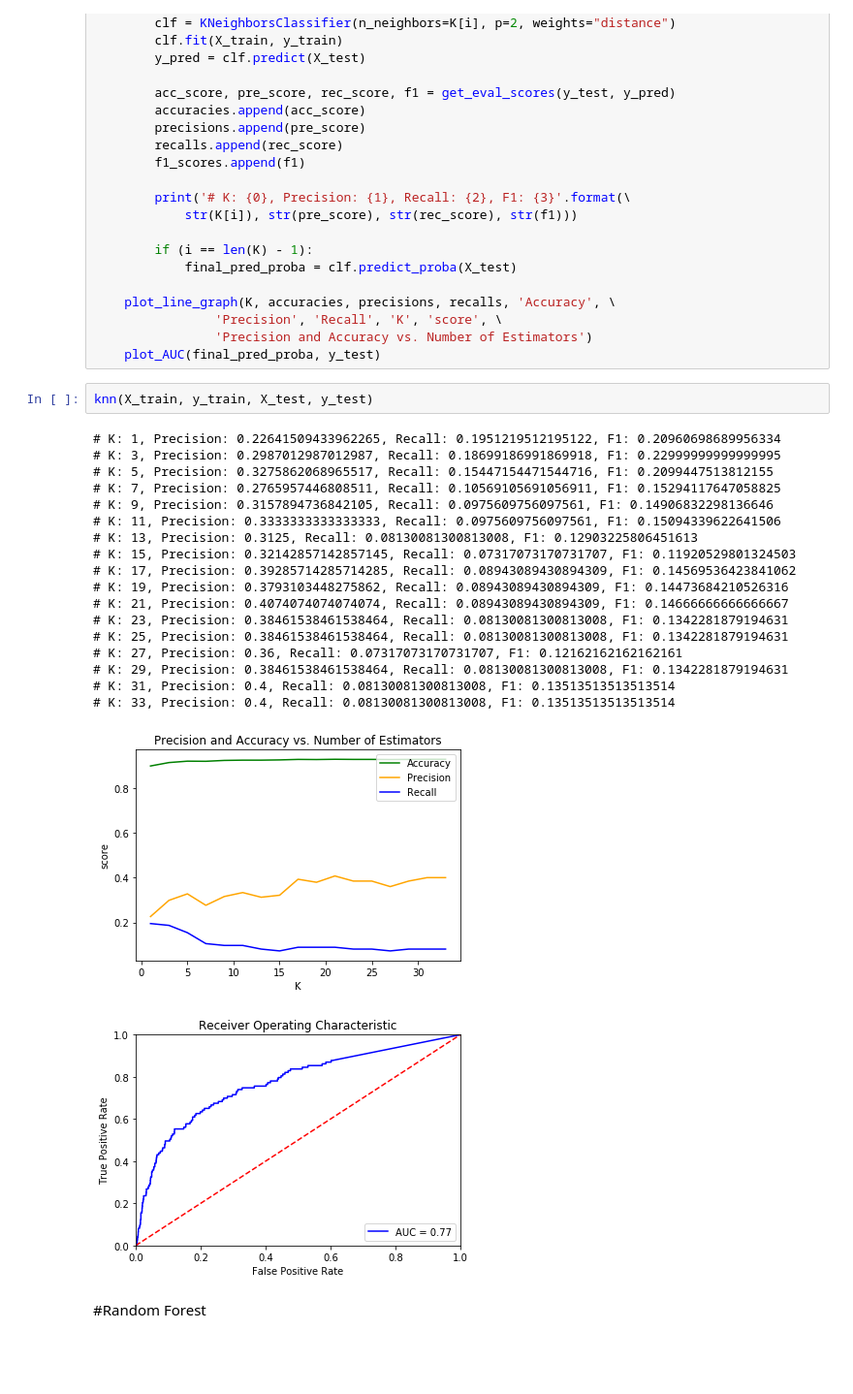
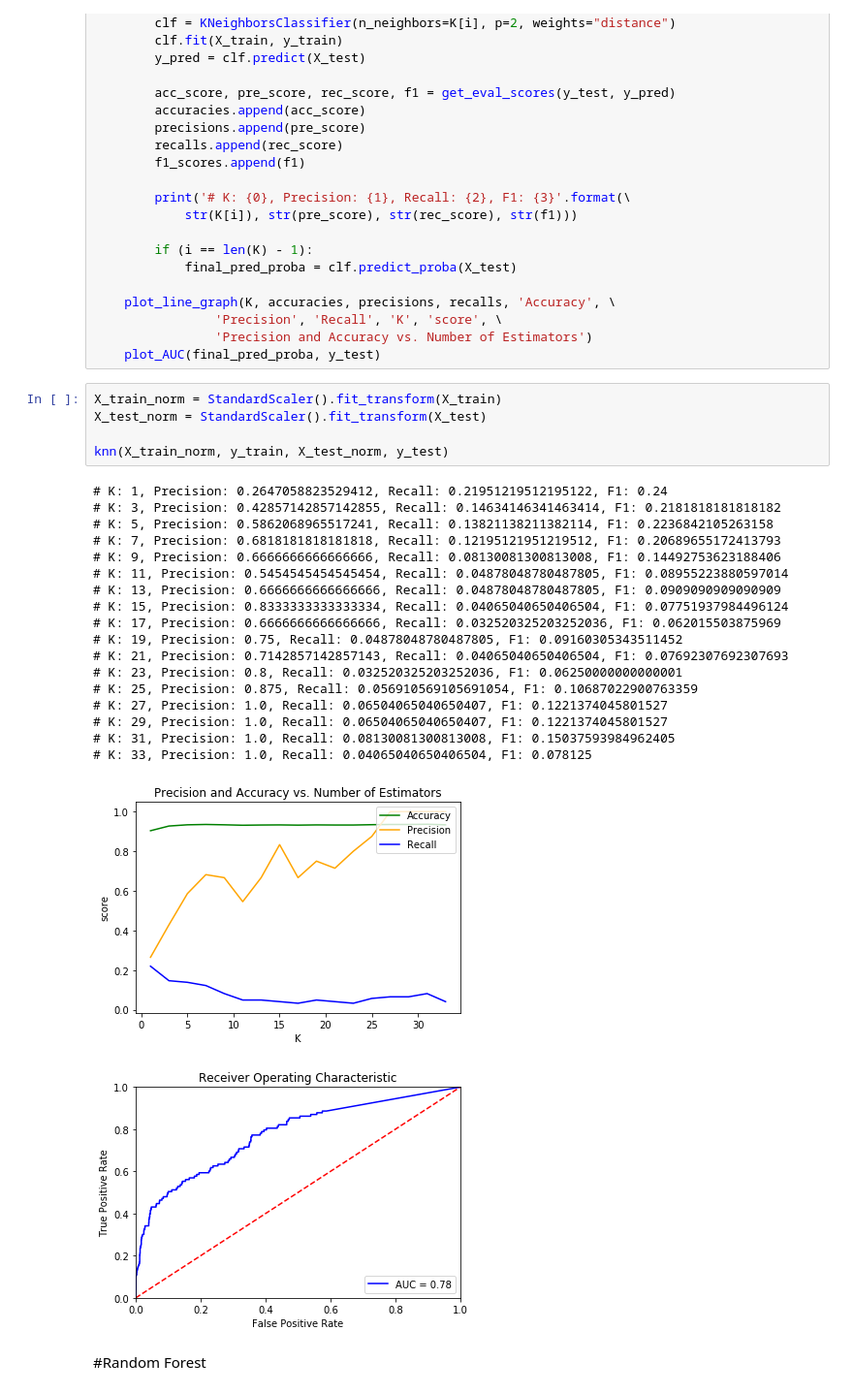
Before and after one commit to zchuning/BankruptcyDataAnalysis, a Jupyter notebook: BankruptcyDataAnalysis.ipynb, the cells around one changed output. Shown: that part at 97% size. Saved outputs shown, nothing was run; the diff lists cells and outputs as text; blank space fills up the shorter version.

```diff
--- a/BankruptcyDataAnalysis.ipynb
+++ b/BankruptcyDataAnalysis.ipynb
@@ -248,28 +277,31 @@ def knn(X_train, y_train, X_test, y_test):
                 'Precision', 'Recall', 'K', 'score', \
                 'Precision and Accuracy vs. Number of Estimators')
     plot_AUC(final_pred_proba, y_test)
-# %%
-knn(X_train, y_train, X_test, y_test)
-# %% [output]
-# K: 1, Precision: 0.22641509433962265, Recall: 0.1951219512195122, F1: 0.20960698689956334
-# K: 3, Precision: 0.2987012987012987, Recall: 0.18699186991869918, F1: 0.22999999999999995
-# K: 5, Precision: 0.3275862068965517, Recall: 0.15447154471544716, F1: 0.2099447513812155
-# K: 7, Precision: 0.2765957446808511, Recall: 0.10569105691056911, F1: 0.15294117647058825
-# K: 9, Precision: 0.3157894736842105, Recall: 0.0975609756097561, F1: 0.14906832298136646
-# K: 11, Precision: 0.3333333333333333, Recall: 0.0975609756097561, F1: 0.15094339622641506
-# K: 13, Precision: 0.3125, Recall: 0.08130081300813008, F1: 0.12903225806451613
-# K: 15, Precision: 0.32142857142857145, Recall: 0.07317073170731707, F1: 0.11920529801324503
-# K: 17, Precision: 0.39285714285714285, Recall: 0.08943089430894309, F1: 0.14569536423841062
-# K: 19, Precision: 0.3793103448275862, Recall: 0.08943089430894309, F1: 0.14473684210526316
-# K: 21, Precision: 0.4074074074074074, Recall: 0.08943089430894309, F1: 0.14666666666666667
-# K: 23, Precision: 0.38461538461538464, Recall: 0.08130081300813008, F1: 0.1342281879194631
-# K: 25, Precision: 0.38461538461538464, Recall: 0.08130081300813008, F1: 0.1342281879194631
-# K: 27, Precision: 0.36, Recall: 0.07317073170731707, F1: 0.12162162162162161
-# K: 29, Precision: 0.38461538461538464, Recall: 0.08130081300813008, F1: 0.1342281879194631
-# K: 31, Precision: 0.4, Recall: 0.08130081300813008, F1: 0.13513513513513514
-# K: 33, Precision: 0.4, Recall: 0.08130081300813008, F1: 0.13513513513513514
-[figure, removed]
-[figure, removed]
+# %%
+X_train_norm = StandardScaler().fit_transform(X_train)
+X_test_norm = StandardScaler().fit_transform(X_test)
+
+knn(X_train_norm, y_train, X_test_norm, y_test)
+# %% [output]
+# K: 1, Precision: 0.2647058823529412, Recall: 0.21951219512195122, F1: 0.24
+# K: 3, Precision: 0.42857142857142855, Recall: 0.14634146341463414, F1: 0.2181818181818182
+# K: 5, Precision: 0.5862068965517241, Recall: 0.13821138211382114, F1: 0.2236842105263158
+# K: 7, Precision: 0.6818181818181818, Recall: 0.12195121951219512, F1: 0.20689655172413793
+# K: 9, Precision: 0.6666666666666666, Recall: 0.08130081300813008, F1: 0.14492753623188406
+# K: 11, Precision: 0.5454545454545454, Recall: 0.04878048780487805, F1: 0.08955223880597014
+# K: 13, Precision: 0.6666666666666666, Recall: 0.04878048780487805, F1: 0.0909090909090909
+# K: 15, Precision: 0.8333333333333334, Recall: 0.04065040650406504, F1: 0.07751937984496124
+# K: 17, Precision: 0.6666666666666666, Recall: 0.032520325203252036, F1: 0.062015503875969
+# K: 19, Precision: 0.75, Recall: 0.04878048780487805, F1: 0.09160305343511452
+# K: 21, Precision: 0.7142857142857143, Recall: 0.04065040650406504, F1: 0.07692307692307693
+# K: 23, Precision: 0.8, Recall: 0.032520325203252036, F1: 0.06250000000000001
+# K: 25, Precision: 0.875, Recall: 0.056910569105691054, F1: 0.10687022900763359
+# K: 27, Precision: 1.0, Recall: 0.06504065040650407, F1: 0.1221374045801527
+# K: 29, Precision: 1.0, Recall: 0.06504065040650407, F1: 0.1221374045801527
+# K: 31, Precision: 1.0, Recall: 0.08130081300813008, F1: 0.15037593984962405
+# K: 33, Precision: 1.0, Recall: 0.04065040650406504, F1: 0.078125
+[figure, added]
+[figure, added]
 # %% [markdown]
 #Random Forest
 # %%
```
Also changed, not shown: parts of 13 cells of this notebook.
